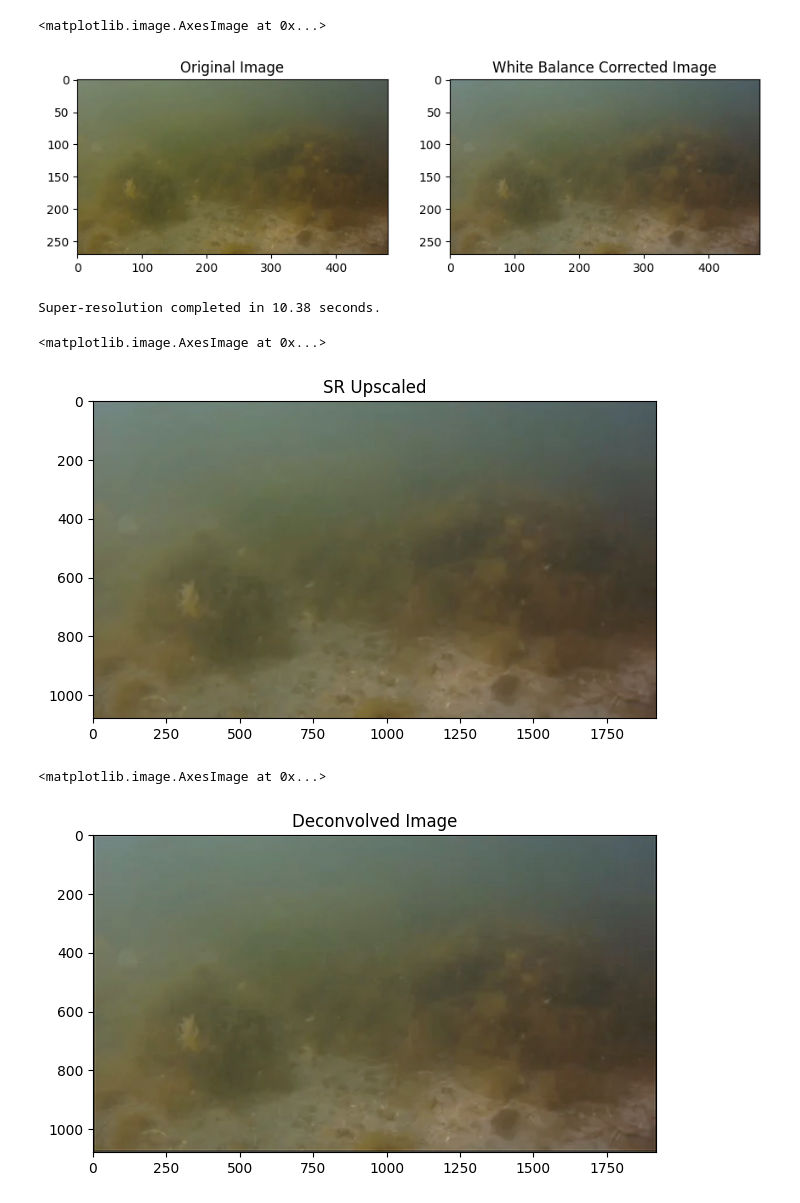
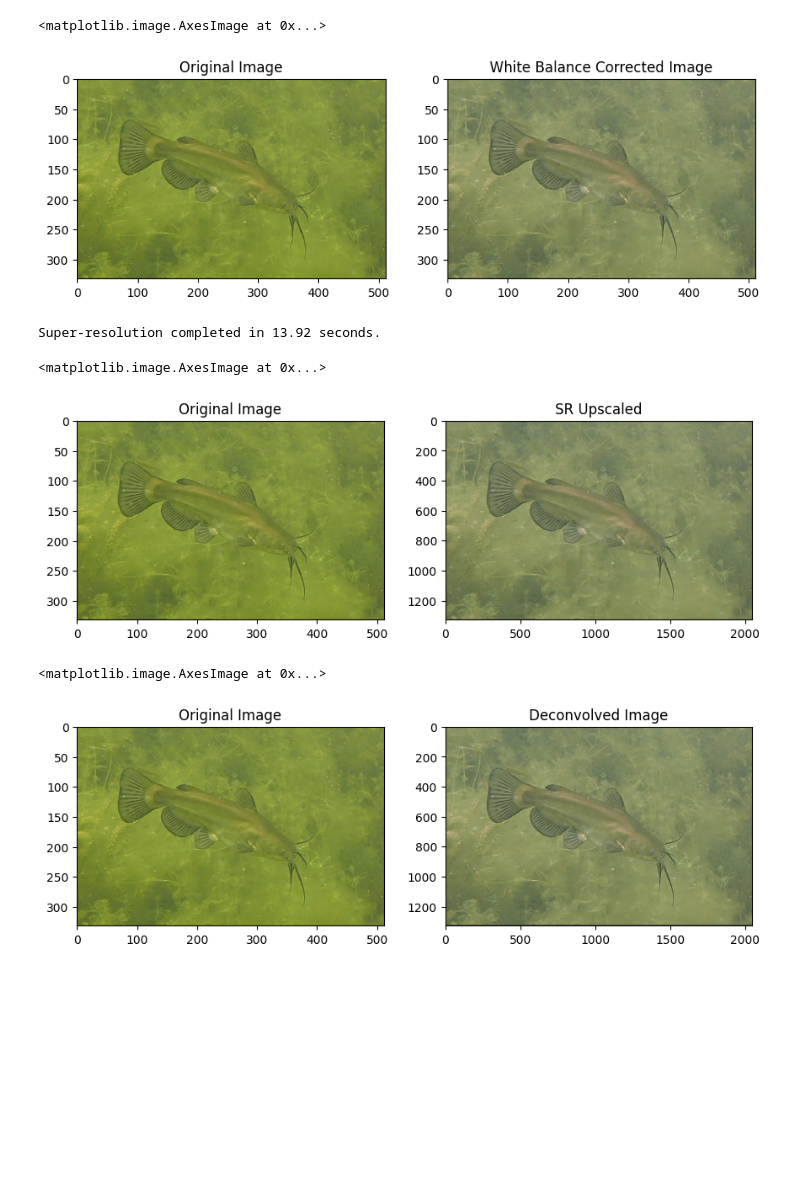
Before and after one commit to L-Needham/SEAING-CLEARLY, a Jupyter notebook: Filters_Final.ipynb, the cells around one changed output. Saved outputs shown, nothing was run; the diff lists cells and outputs as text; code cells hidden in the pictures; blank space fills up the shorter version.

```diff
--- a/Filters_Final.ipynb
+++ b/Filters_Final.ipynb
@@ -7,7 +7,7 @@ from skimage import img_as_float, exposure
 from skimage.restoration import richardson_lucy
 # %%
 # Load the image
-img = cv2.imread("C:/Users/needh/Documents/UNI/2024/Sem_2_2024/ICT342/SEAING/underwater1.jpg") # Change between underwater1, 2, 3.
+img = cv2.imread("C:/Users/needh/Documents/UNI/2024/Sem_2_2024/ICT342/SEAING/SEAING-CLEARLY/underwater1.jpg") # Change between underwater1, 2, 3.
 # %%
 # White Balance Correction
 def apply_white_balance(image):
@@ -35,29 +35,33 @@ plt.title("White Balance Corrected Image")
 plt.imshow(img_corrected[:, :, ::-1])
 # %% [output]
 <matplotlib.image.AxesImage at 0x...>
-[figure, old version]
+[figure, new version]
 # %%
 # Super-Resolution Upscaling
 sr = cv2.dnn_superres.DnnSuperResImpl_create()
 sr_model_path = "EDSR_x4.pb"
 sr.readModel(sr_model_path)
 sr.setModel("edsr", 4)  # Using EDSR model with 4x scaling
 
 # Upscale the image
 start = time.time()
 sr_result = sr.upsample(img_corrected)
 print(f"Super-resolution completed in {time.time() - start:.2f} seconds.")
 
 # Display the image
 plt.figure(figsize=(16, 12))
 
-plt.subplot(1, 2, 1)
+plt.subplot(2, 3, 1)
+plt.title("Original Image")
+plt.imshow(img[:, :, ::-1])
+
+plt.subplot(2, 3, 2)
 plt.title("SR Upscaled")
 plt.imshow(sr_result[:, :, ::-1])
 # %% [output]
-Super-resolution completed in 10.38 seconds.
+Super-resolution completed in 13.92 seconds.
 <matplotlib.image.AxesImage at 0x...>
-[figure, old version]
+[figure, new version]
 # %%
 # Richardson-Lucy Deconvolution
 sr_result_float = img_as_float(sr_result)  # Convert to float for deconvolution
@@ -71,12 +75,16 @@ for i in range(3):
 # Display the image
 plt.figure(figsize=(16, 12))
 
-plt.subplot(1, 2, 1)
+plt.subplot(2, 3, 1)
+plt.title("Original Image")
+plt.imshow(img[:, :, ::-1])
+
+plt.subplot(2, 3, 2)
 plt.title("Deconvolved Image")
 plt.imshow(deconvolved[:, :, ::-1])
 # %% [output]
 <matplotlib.image.AxesImage at 0x...>
-[figure, old version]
+[figure, new version]
 # %%
 # Adaptive Histogram Equalisation
 img_equalised = np.zeros_like(deconvolved)
```
Also changed, not shown: parts of 1 cell of this notebook.
